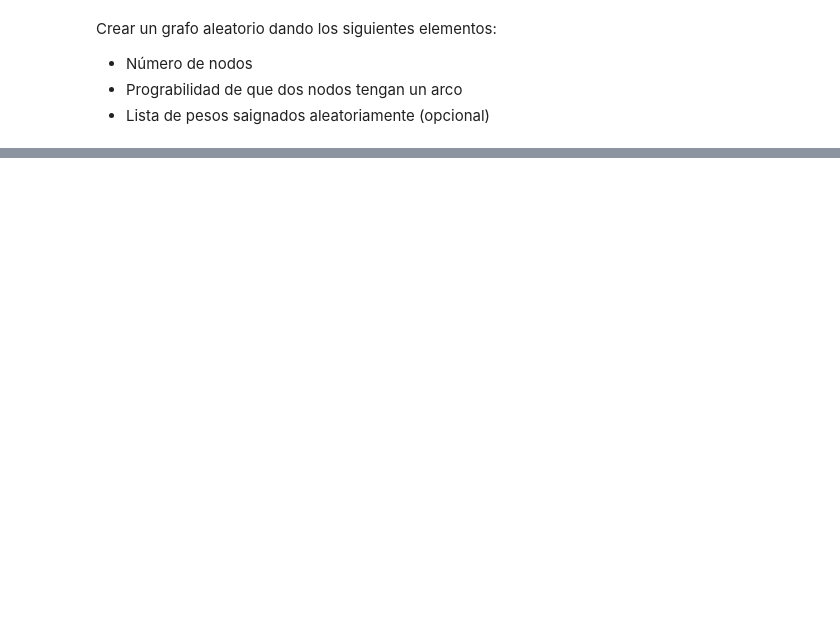
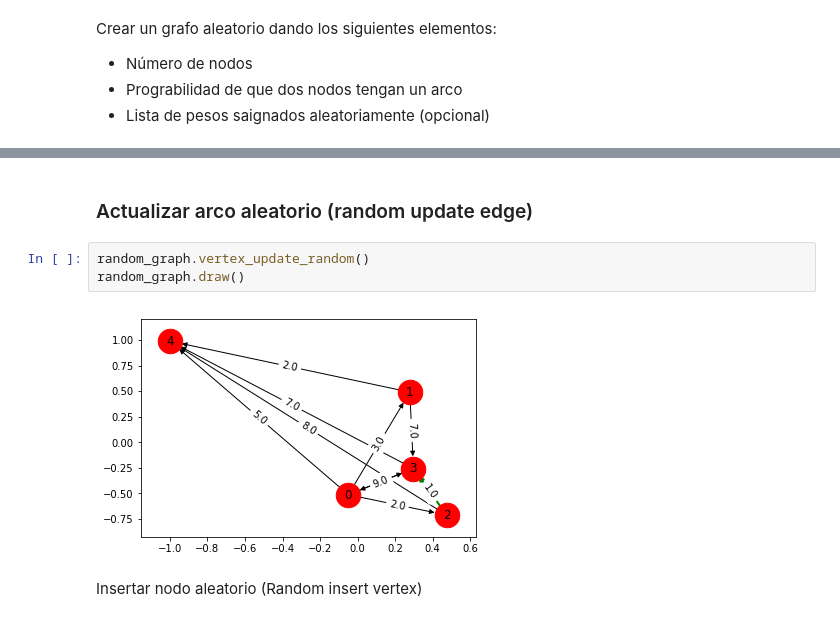
Before and after one commit to arturoverbel/graph_presentation, a Jupyter notebook: GraphIntro.ipynb, the cells around one changed output, grey strips where cells are left out. Saved outputs shown, nothing was run; the diff lists cells and outputs as text; blank space fills up the shorter version.

```diff
--- a/GraphIntro.ipynb
+++ b/GraphIntro.ipynb
@@ -84,0 +113,9 @@ Vertex:  [0. 1. 2. 3. 4.]
+# %% [markdown]
+### Actualizar arco aleatorio (random update edge)
+# %%
+random_graph.vertex_update_random()
+random_graph.draw()
+# %% [output]
+[figure, added]
+# %% [markdown]
+Insertar nodo aleatorio (Random insert vertex)
```
Also changed, not shown: parts of 13 cells of this notebook, 5 other files.
